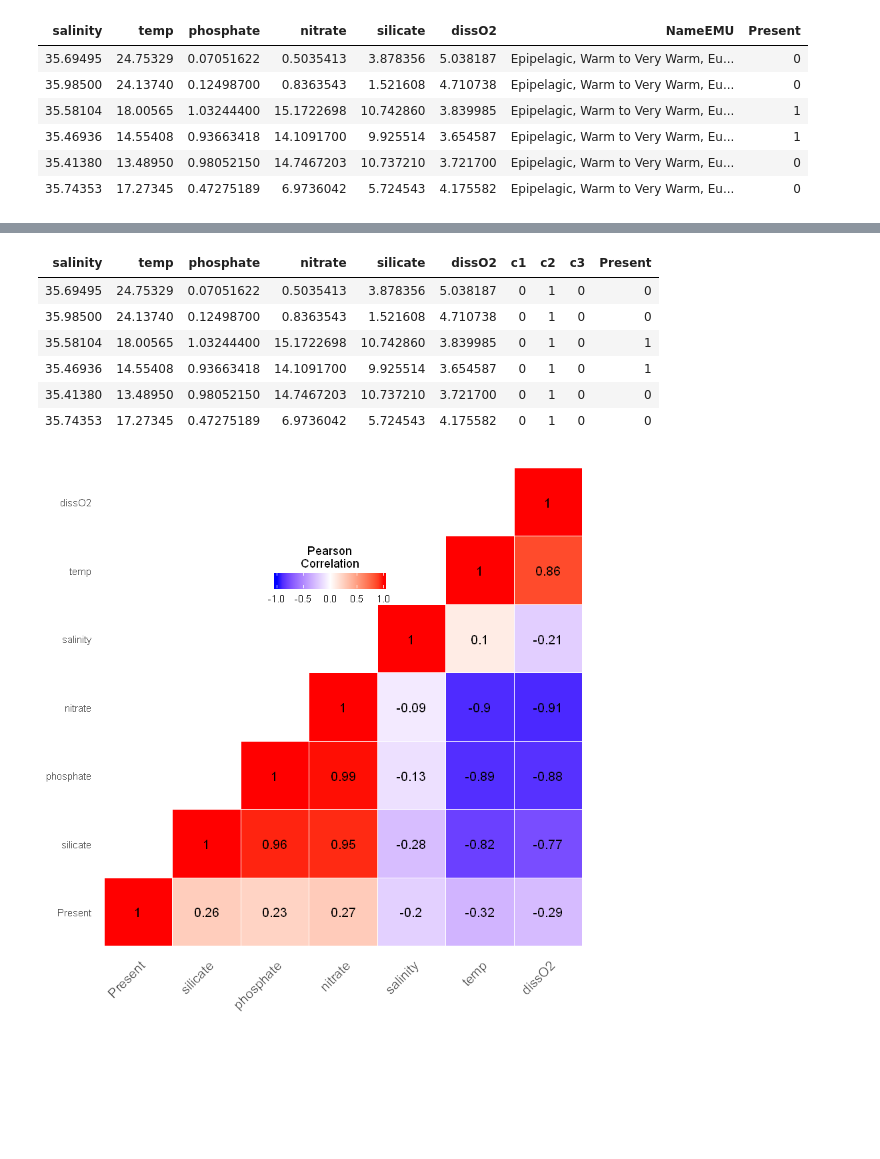
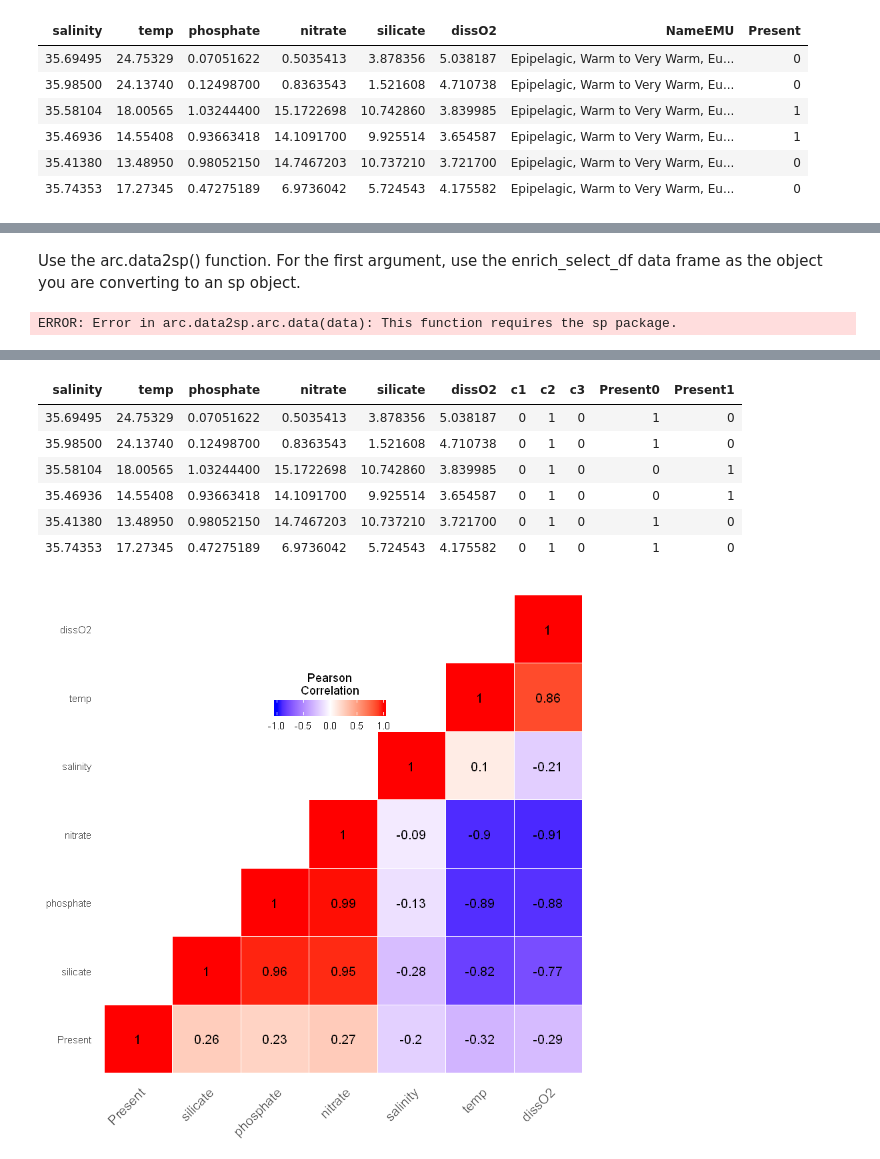
Before and after one commit to Azure/DataScienceVM, a Jupyter notebook: Notebooks/ArcGIS/R walkthrough ArcGIS Data analysis and ML.ipynb, the cells around one changed output, grey strips where cells are left out. Cells and saved outputs as stored; diff of their text form; code cells hidden in the pictures; blank space fills up the shorter version.

Commit message:
Add warnings, first cell, rearrange map cells

```diff
--- a/Notebooks/ArcGIS/R walkthrough ArcGIS Data analysis and ML.ipynb
+++ b/Notebooks/ArcGIS/R walkthrough ArcGIS Data analysis and ML.ipynb
@@ -35,11 +68,18 @@ head(data)
+# %% [markdown]
+Use the arc.data2sp() function. For the first argument, use the enrich_select_df data frame as the object you are converting to an sp object.
+# %%
+#This will be used to write back to the Arc GIS DB
+data_sp <- arc.data2sp(data)
+# %% [output]
+ERROR: Error in arc.data2sp.arc.data(data): This function requires the sp package.
 # %%
+#ignore any warning related to dummies package
+install.packages("dummies")
 library(dummies)
-data<- dummy.data.frame(data)
+data<- dummy.data.frame(data_sp@data)
 #head(data)
 #Abbreviate Long Categorical Variable Names
 newNames = c('c1','c2','c3')
 names(data)[7:9]<-newNames
-#Also convert Present to factor as it is integer type
-data$Present <-as.factor(data$Present)
 head(data)
 # %% [output]
@@ -46,10 +88,10 @@ head(data)
-| salinity | temp | phosphate | nitrate | silicate | dissO2 | c1 | c2 | c3 | Present |
-| 35.69495 | 24.75329 | 0.07051622 | 0.5035413 | 3.878356 | 5.038187 | 0 | 1 | 0 | 0 |
-| 35.98500 | 24.13740 | 0.12498700 | 0.8363543 | 1.521608 | 4.710738 | 0 | 1 | 0 | 0 |
-| 35.58104 | 18.00565 | 1.03244400 | 15.1722698 | 10.742860 | 3.839985 | 0 | 1 | 0 | 1 |
-| 35.46936 | 14.55408 | 0.93663418 | 14.1091700 | 9.925514 | 3.654587 | 0 | 1 | 0 | 1 |
-| 35.41380 | 13.48950 | 0.98052150 | 14.7467203 | 10.737210 | 3.721700 | 0 | 1 | 0 | 0 |
-| 35.74353 | 17.27345 | 0.47275189 | 6.9736042 | 5.724543 | 4.175582 | 0 | 1 | 0 | 0 |
+| salinity | temp | phosphate | nitrate | silicate | dissO2 | c1 | c2 | c3 | Present0 | Present1 |
+| 35.69495 | 24.75329 | 0.07051622 | 0.5035413 | 3.878356 | 5.038187 | 0 | 1 | 0 | 1 | 0 |
+| 35.98500 | 24.13740 | 0.12498700 | 0.8363543 | 1.521608 | 4.710738 | 0 | 1 | 0 | 1 | 0 |
+| 35.58104 | 18.00565 | 1.03244400 | 15.1722698 | 10.742860 | 3.839985 | 0 | 1 | 0 | 0 | 1 |
+| 35.46936 | 14.55408 | 0.93663418 | 14.1091700 | 9.925514 | 3.654587 | 0 | 1 | 0 | 0 | 1 |
+| 35.41380 | 13.48950 | 0.98052150 | 14.7467203 | 10.737210 | 3.721700 | 0 | 1 | 0 | 1 | 0 |
+| 35.74353 | 17.27345 | 0.47275189 | 6.9736042 | 5.724543 | 4.175582 | 0 | 1 | 0 | 1 | 0 |
 # %%
 # Get lower triangle of the correlation matrix
 get_lower_tri<-function(cormat) {
```
Also changed, not shown: parts of 19 cells of this notebook.
